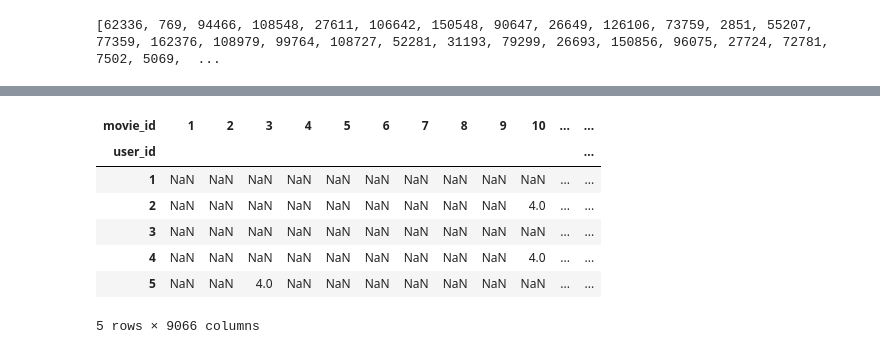
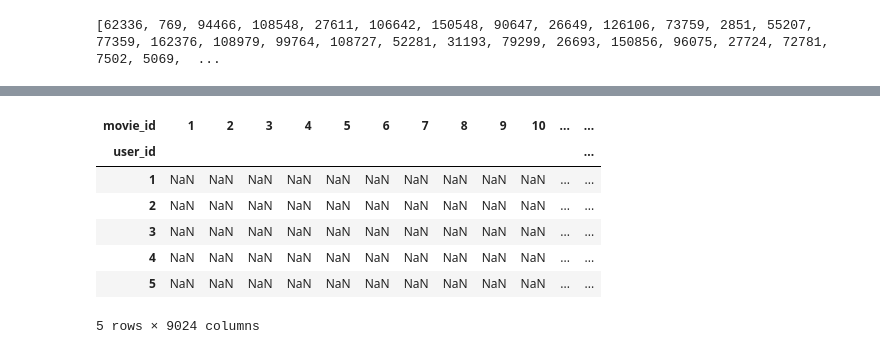
Before and after one commit to daracha/Personalization_Final, a Jupyter notebook: Train And Test Dataset creation.ipynb, the cells around one changed output, grey strips where cells are left out. Cells and saved outputs as stored; diff of their text form; code cells hidden in the pictures.

```diff
--- a/Train And Test Dataset creation.ipynb
+++ b/Train And Test Dataset creation.ipynb
@@ -50,4 +51,4 @@ print dropped_items_list_from_ratings, len(dropped_items_list_from_ratings)
 # %% [output]
 [62336, 769, 94466, 108548, 27611, 106642, 150548, 90647, 26649, 126106, 73759, 2851, 55207, 77359, 162376, 108979, 99764, 108727, 52281, 31193, 79299, 26693, 150856, 96075, 27724, 72781, 7502, 5069,  ...
 # %%
-ratings_df.drop(dropped_items_list_from_ratings,axis=1)
+ratings_df=ratings_df.drop(dropped_items_list_from_ratings,axis=1)
@@ -137,11 +118,11 @@ test_df.head()
-# %%
-ratings_df.head()
-# %% [output]
-| movie_id | 1 | 2 | 3 | 4 | 5 | 6 | 7 | 8 | 9 | 10 | ... | ... |
-| user_id |  |  |  |  |  |  |  |  |  |  |  | ... |
-| 1 | NaN | NaN | NaN | NaN | NaN | NaN | NaN | NaN | NaN | NaN | ... | ... |
-| 2 | NaN | NaN | NaN | NaN | NaN | NaN | NaN | NaN | NaN | 4.0 | ... | ... |
-| 3 | NaN | NaN | NaN | NaN | NaN | NaN | NaN | NaN | NaN | NaN | ... | ... |
-| 4 | NaN | NaN | NaN | NaN | NaN | NaN | NaN | NaN | NaN | 4.0 | ... | ... |
-| 5 | NaN | NaN | 4.0 | NaN | NaN | NaN | NaN | NaN | NaN | NaN | ... | ... |
-5 rows × 9066 columns
+# %%
+(test_df.head())
+# %% [output]
+| movie_id | 1 | 2 | 3 | 4 | 5 | 6 | 7 | 8 | 9 | 10 | ... | ... |
+| user_id |  |  |  |  |  |  |  |  |  |  |  | ... |
+| 1 | NaN | NaN | NaN | NaN | NaN | NaN | NaN | NaN | NaN | NaN | ... | ... |
+| 2 | NaN | NaN | NaN | NaN | NaN | NaN | NaN | NaN | NaN | NaN | ... | ... |
+| 3 | NaN | NaN | NaN | NaN | NaN | NaN | NaN | NaN | NaN | NaN | ... | ... |
+| 4 | NaN | NaN | NaN | NaN | NaN | NaN | NaN | NaN | NaN | NaN | ... | ... |
+| 5 | NaN | NaN | NaN | NaN | NaN | NaN | NaN | NaN | NaN | NaN | ... | ... |
+5 rows × 9024 columns
```
Also changed, not shown: parts of 10 cells of this notebook.
